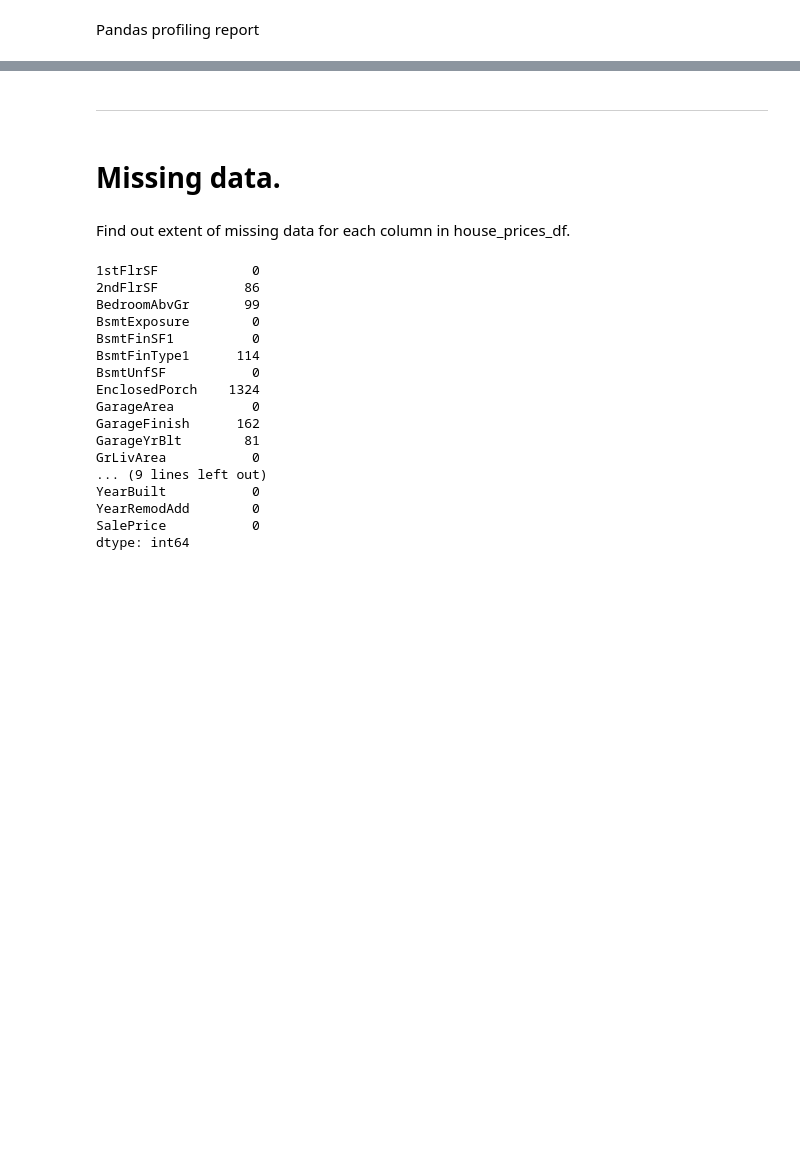
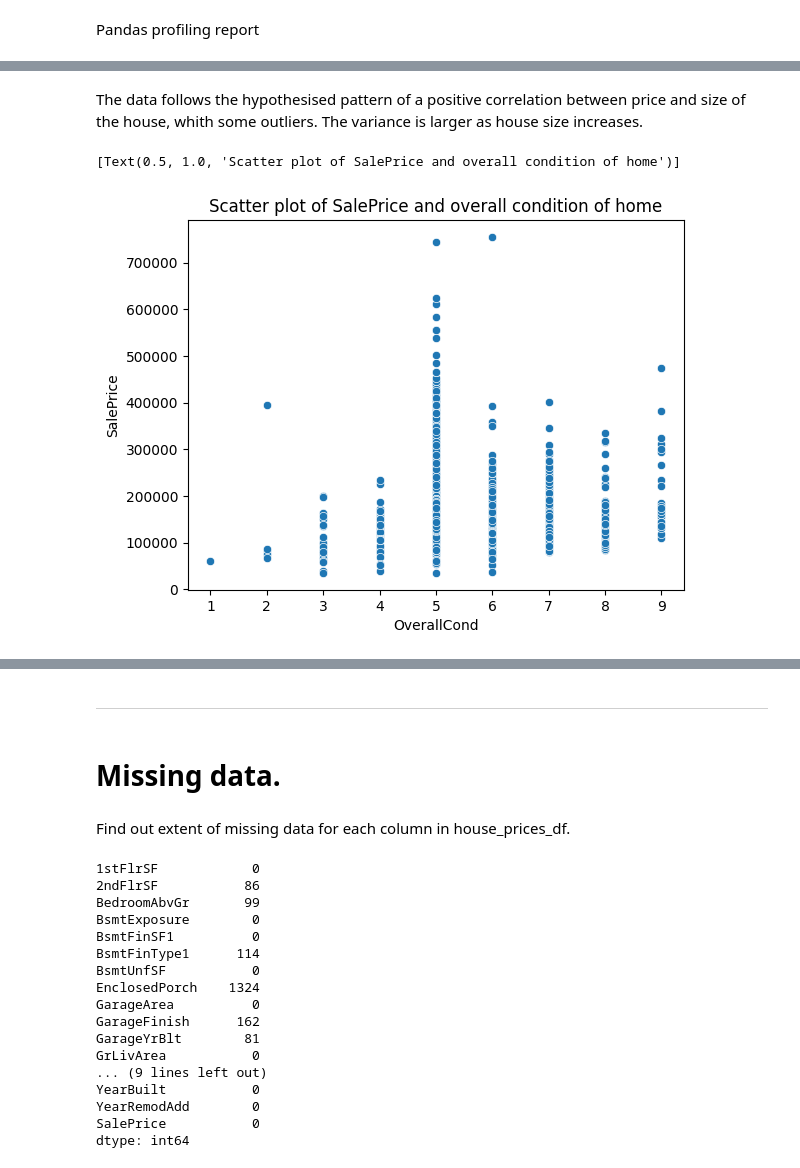
Before and after one commit to ewradcliffe/Heritage-Housing, a Jupyter notebook: jupyter_notebooks/DataInspection.ipynb, the cells around one changed output, grey strips where cells are left out. Cells and saved outputs as stored; diff of their text form; code cells hidden in the pictures; blank space fills up the shorter version.

```diff
--- a/jupyter_notebooks/DataInspection.ipynb
+++ b/jupyter_notebooks/DataInspection.ipynb
@@ -122,0 +181,7 @@ pandas_report_inherited_houses_df.to_notebook_iframe()
+# %% [markdown]
+The data follows the hypothesised pattern of a positive correlation between price and size of the house, whith some outliers. The variance is larger as house size increases.
+# %%
+sns.scatterplot(x="OverallCond", y="SalePrice", data=house_prices_df).set(title='Scatter plot of SalePrice and overall condition of home')
+# %% [output]
+[Text(0.5, 1.0, 'Scatter plot of SalePrice and overall condition of home')]
+[figure, added]
```
Also changed, not shown: parts of 12 cells of this notebook.
